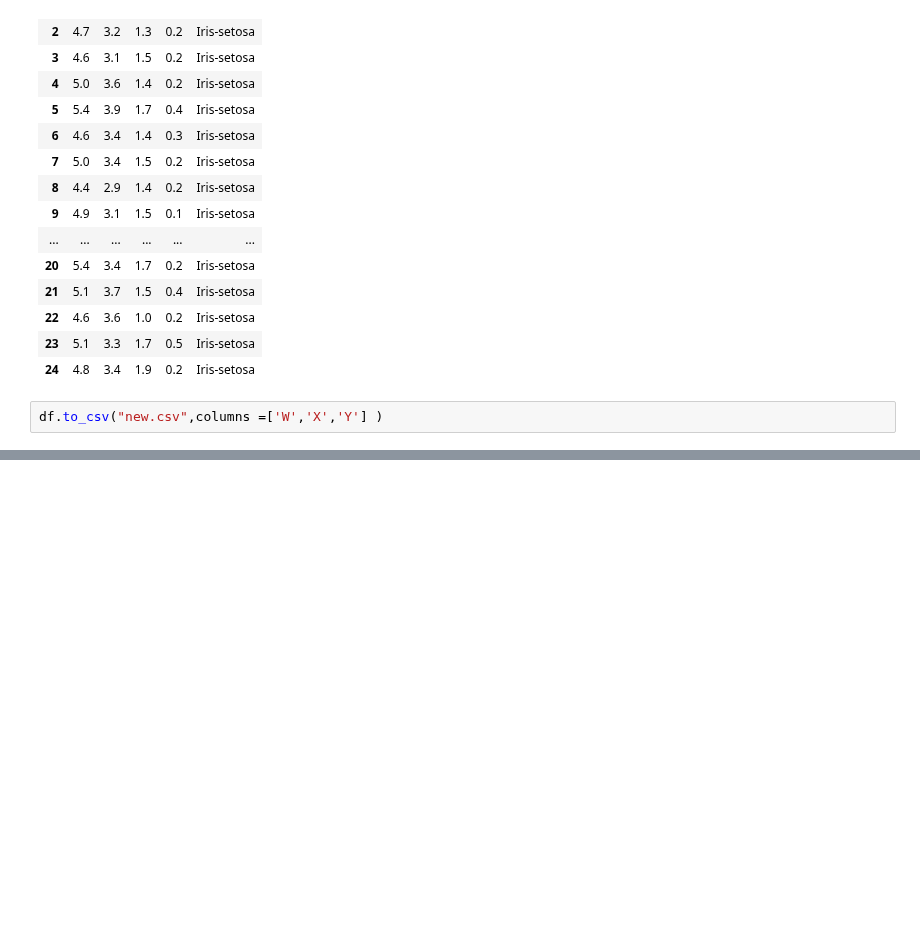
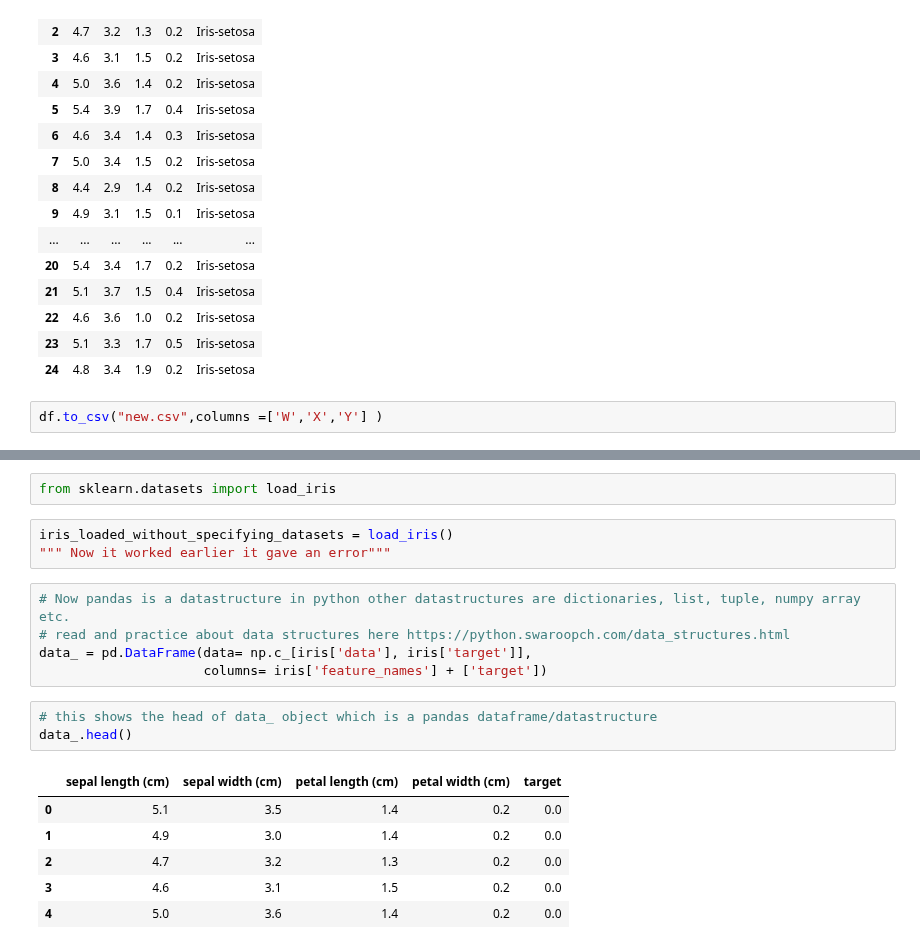
Before and after one commit to SANYAM1996/scatter-plotter, a Jupyter notebook: pd_1.ipynb, the cells around one changed output, grey strips where cells are left out. Drawn from its saved outputs; the diff is of its cells as text; blank space fills up the shorter version.

```diff
--- a/pd_1.ipynb
+++ b/pd_1.ipynb
@@ -74,0 +140,20 @@ df.to_csv("new.csv",columns =['W','X','Y'] )
+# %%
+from sklearn.datasets import load_iris
+# %%
+iris_loaded_without_specifying_datasets = load_iris()
+""" Now it worked earlier it gave an error"""
+# %%
+# Now pandas is a datastructure in python other datastructures are dictionaries, list, tuple, numpy array etc.
+# read and practice about data structures here https://python.swaroopch.com/data_structures.html
+data_ = pd.DataFrame(data= np.c_[iris['data'], iris['target']],
+                     columns= iris['feature_names'] + ['target'])
+# %%
+# this shows the head of data_ object which is a pandas dataframe/datastructure
+data_.head()
+# %% [output]
+|  | sepal length (cm) | sepal width (cm) | petal length (cm) | petal width (cm) | target |
+| 0 | 5.1 | 3.5 | 1.4 | 0.2 | 0.0 |
+| 1 | 4.9 | 3.0 | 1.4 | 0.2 | 0.0 |
+| 2 | 4.7 | 3.2 | 1.3 | 0.2 | 0.0 |
+| 3 | 4.6 | 3.1 | 1.5 | 0.2 | 0.0 |
+| 4 | 5.0 | 3.6 | 1.4 | 0.2 | 0.0 |
```
Also changed, not shown: parts of 13 cells of this notebook.
